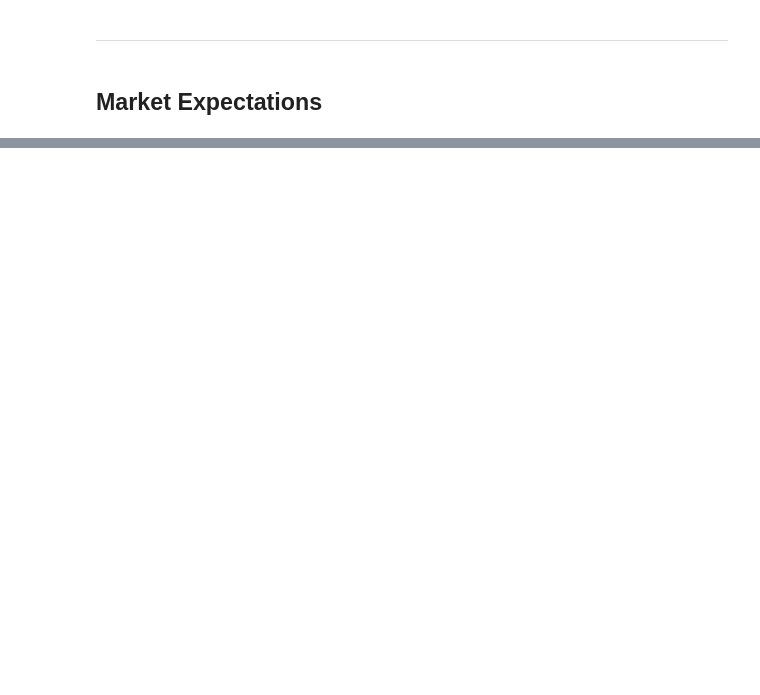
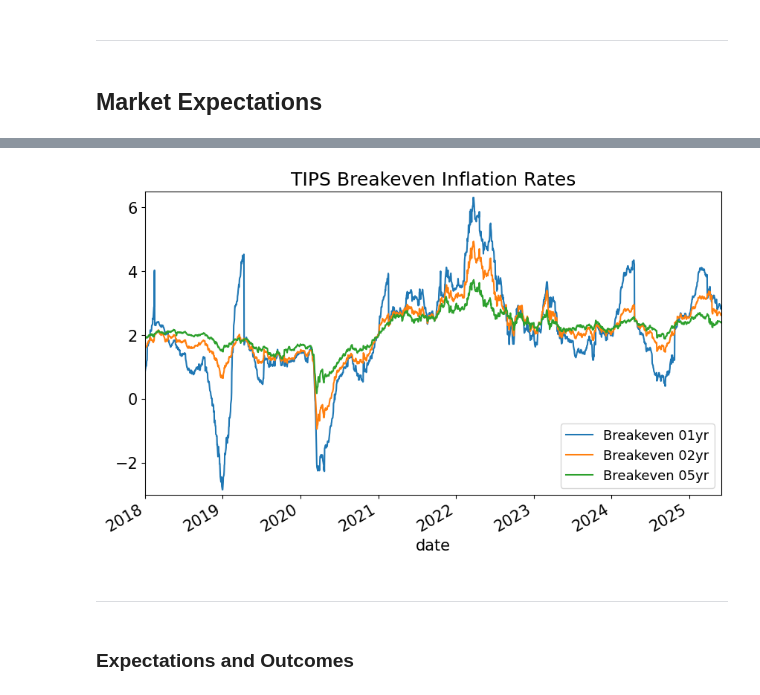
Before and after one commit to dakshox/drw-prework-2025, a Jupyter notebook: discussions/M.2. TIPS.ipynb, the cells around one changed output, grey strips where cells are left out. Cells and saved outputs as stored; diff of their text form; code cells hidden in the pictures; blank space fills up the shorter version.

```diff
--- a/discussions/M.2. TIPS.ipynb
+++ b/discussions/M.2. TIPS.ipynb
@@ -131,3 +174,12 @@ plt.show()
+# %%
+ts.iloc[:,0:SELECT].plot(xlim=('2018-01-01', '2025-05-31'),ylim=(-3,6.5),title='TIPS Breakeven Inflation Rates')
+plt.show()
+# %% [output]
+[figure, added]
+# %% [markdown]
+***
+# %% [markdown]
+### Expectations and Outcomes
 # %%
 rawdata = pd.read_excel('../data/economic_data.xlsx',sheet_name='data').set_index('date')
 
```
Also changed, not shown: parts of 11 cells of this notebook, 2 other files.
